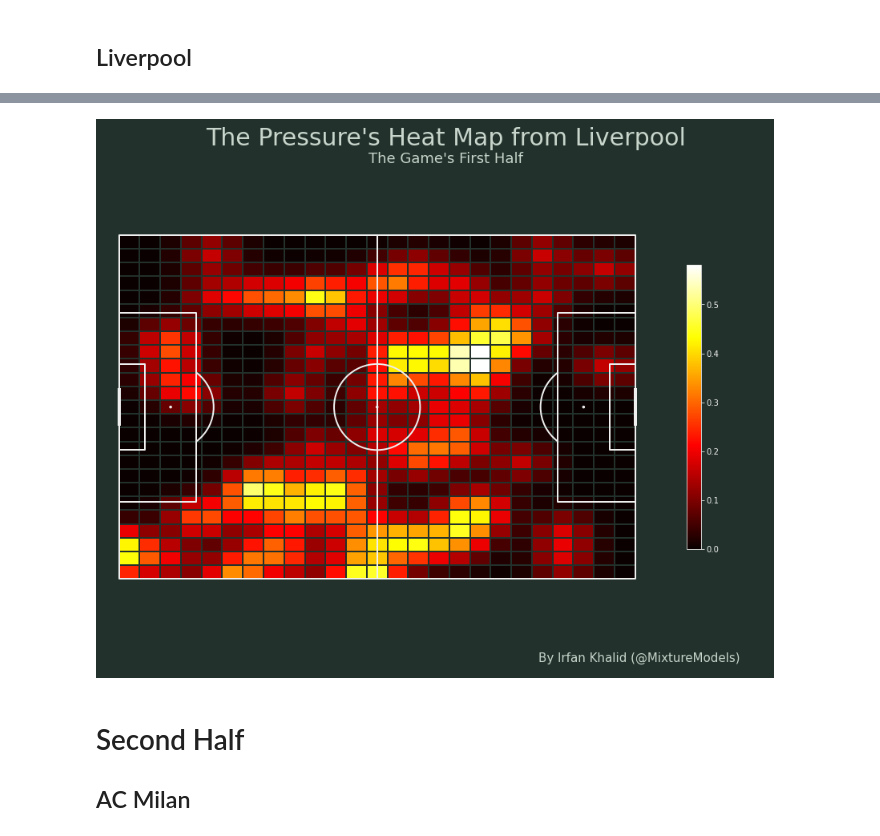
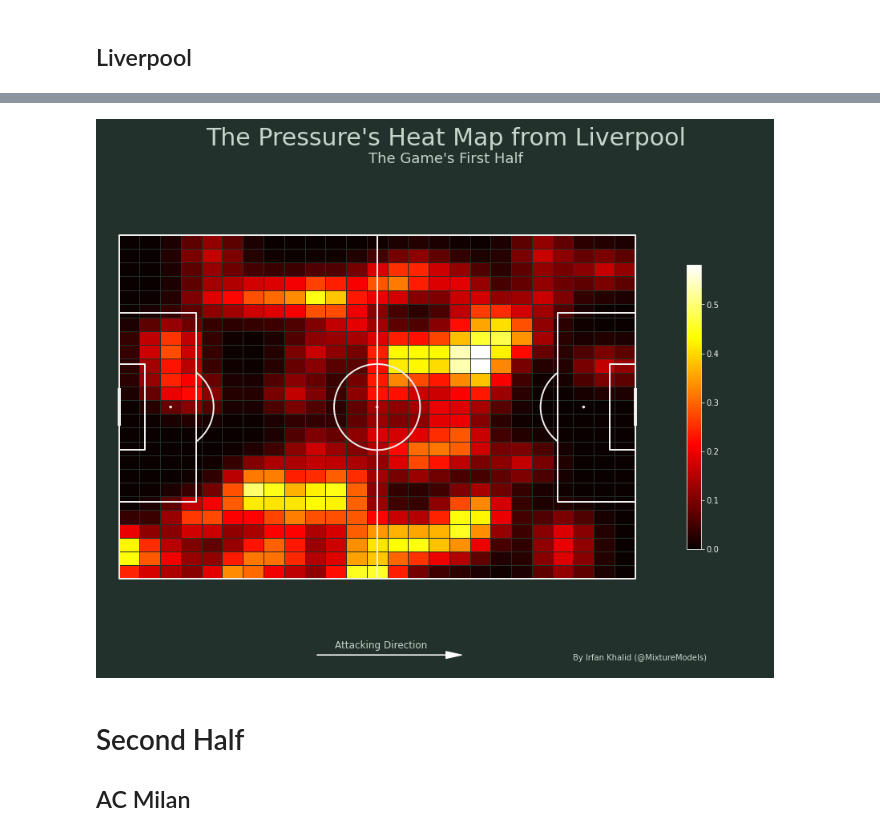
Before and after one commit to khalidmeister/football_analytics, a Jupyter notebook: Liverpool-AC Milan/5. Miracle of Istanbul - Pressure Heat Map.ipynb, the cells around one changed output, grey strips where cells are left out. Saved outputs shown, nothing was run; the diff lists cells and outputs as text; code cells hidden in the pictures.

Commit message:
Updated Charts for Liverpool vs Milan match

```diff
--- a/Liverpool-AC Milan/5. Miracle of Istanbul - Pressure Heat Map.ipynb
+++ b/Liverpool-AC Milan/5. Miracle of Istanbul - Pressure Heat Map.ipynb
@@ -83,30 +87,36 @@ See Full Dataframe in Mito
 # %%
 pitch = Pitch(pitch_type='statsbomb', line_zorder=2,
               pitch_color='#22312b', line_color='#efefef')
 fig, axs = pitch.grid(figheight=10, title_height=0.08, endnote_space=0, axis=False,
                     title_space=0, grid_height=0.82, endnote_height=0.05)
 fig.set_facecolor('#22312b')
 
 bin_statistic = pitch.bin_statistic(pressure.x, pressure.y,
                                     statistic='count', bins=(25, 25))
 bin_statistic['statistic'] = gaussian_filter(bin_statistic['statistic'], 1)
 
 pcm = pitch.heatmap(bin_statistic, ax=axs['pitch'], cmap='hot', edgecolors='#22312b')
 
 cbar = fig.colorbar(pcm, ax=axs['pitch'], shrink=0.6)
 cbar.outline.set_edgecolor('#efefef')
 cbar.ax.yaxis.set_tick_params(color='#efefef')
 plt.setp(plt.getp(cbar.ax.axes, 'yticklabels'), color='#efefef')
 
 axs['endnote'].text(0.8, 0.5, 'By Irfan Khalid (@MixtureModels)', color='#c7d5cc',
-                   va='center', ha='center', fontsize=15)
+                   va='center', ha='center', fontsize=10)
+
+axs['endnote'].text(0.4, 0.95, 'Attacking Direction', va='center', ha='center', color='#c7d5cc', fontsize=12)
+axs['endnote'].arrow(0.3, 0.6, 0.2, 0, head_width=0.25, head_length=0.025, ec='w', fc='w')
+axs['endnote'].set_xlim(0, 1)
+axs['endnote'].set_ylim(0, 1)
+
 axs['title'].text(0.5, 0.7, 'The Pressure\'s Heat Map from Liverpool', color='#c7d5cc',
                    va='center', ha='center', fontsize=30)
 axs['title'].text(0.5, 0.25, 'The Game\'s First Half', color='#c7d5cc',
                    va='center', ha='center', fontsize=18)
 plt.show()
 # %% [output]
-[figure, old version]
+[figure, new version]
 # %% [markdown]
 # Second Half
 ## AC Milan
```
Also changed, not shown: parts of 7 cells of this notebook, 3 other files.
